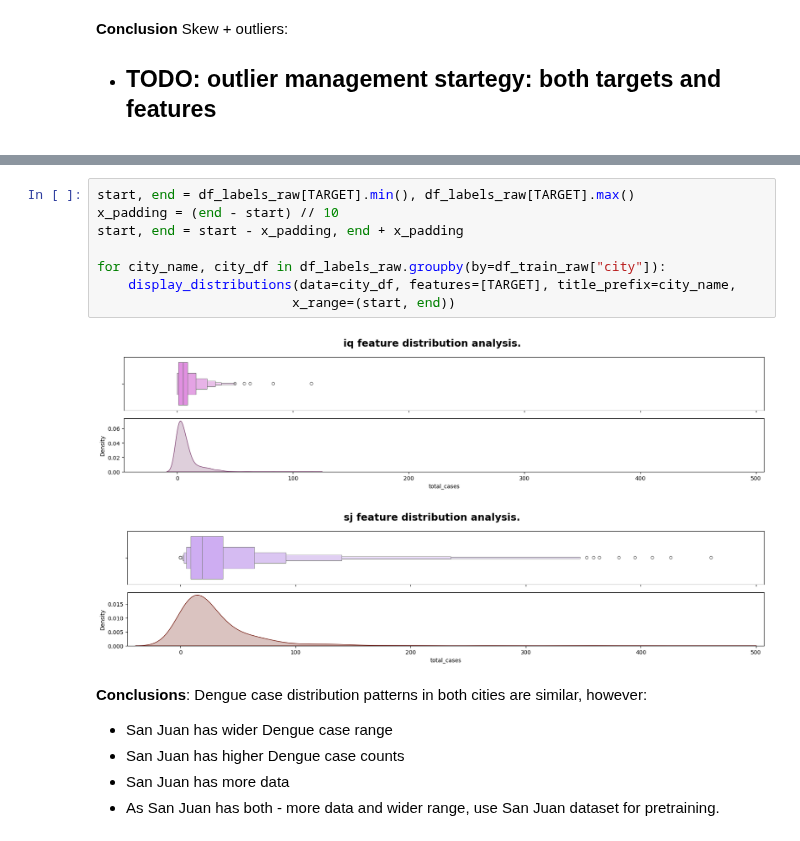
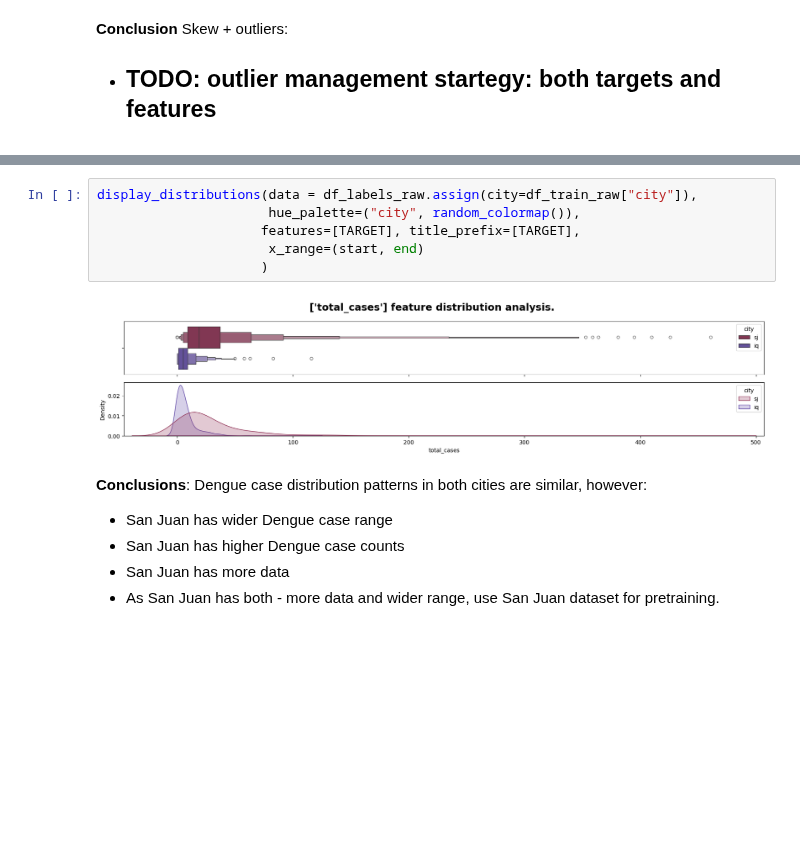
Before and after one commit to ButrosV/dengue-transfer-learn, a Jupyter notebook: notebooks/01_eda_dengue.ipynb, the cells around one changed output, grey strips where cells are left out. Saved outputs shown, nothing was run; the diff lists cells and outputs as text; blank space fills up the shorter version.

```diff
--- a/notebooks/01_eda_dengue.ipynb
+++ b/notebooks/01_eda_dengue.ipynb
@@ -390,14 +407,11 @@ plt.tight_layout();
 # %%
-start, end = df_labels_raw[TARGET].min(), df_labels_raw[TARGET].max()
-x_padding = (end - start) // 10
-start, end = start - x_padding, end + x_padding
-
-for city_name, city_df in df_labels_raw.groupby(by=df_train_raw["city"]):
-    display_distributions(data=city_df, features=[TARGET], title_prefix=city_name,
-                         x_range=(start, end))
+display_distributions(data = df_labels_raw.assign(city=df_train_raw["city"]),
+                      hue_palette=("city", random_colormap()),
+                     features=[TARGET], title_prefix=[TARGET],
+                      x_range=(start, end)
+                     )
 # %% [output]
-[figure, old version]
+[figure, new version]
-[figure, removed]
 # %% [markdown]
 **Conclusions**: Dengue case distribution patterns in both cities are similar, however:
 - San Juan has wider Dengue case range
```
Also changed, not shown: parts of 9 cells of this notebook, 1 other file.
